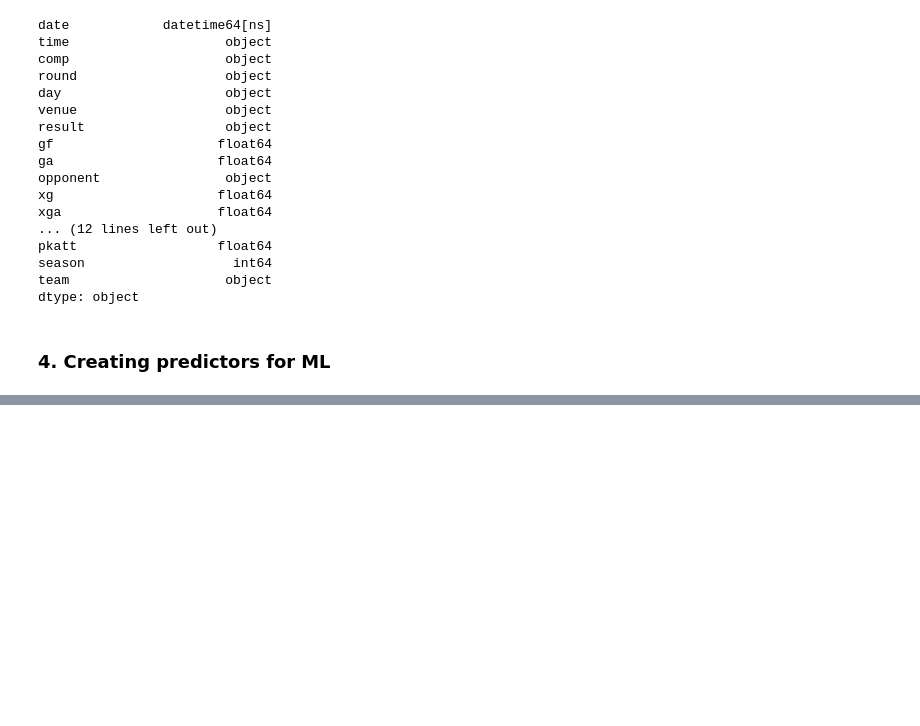
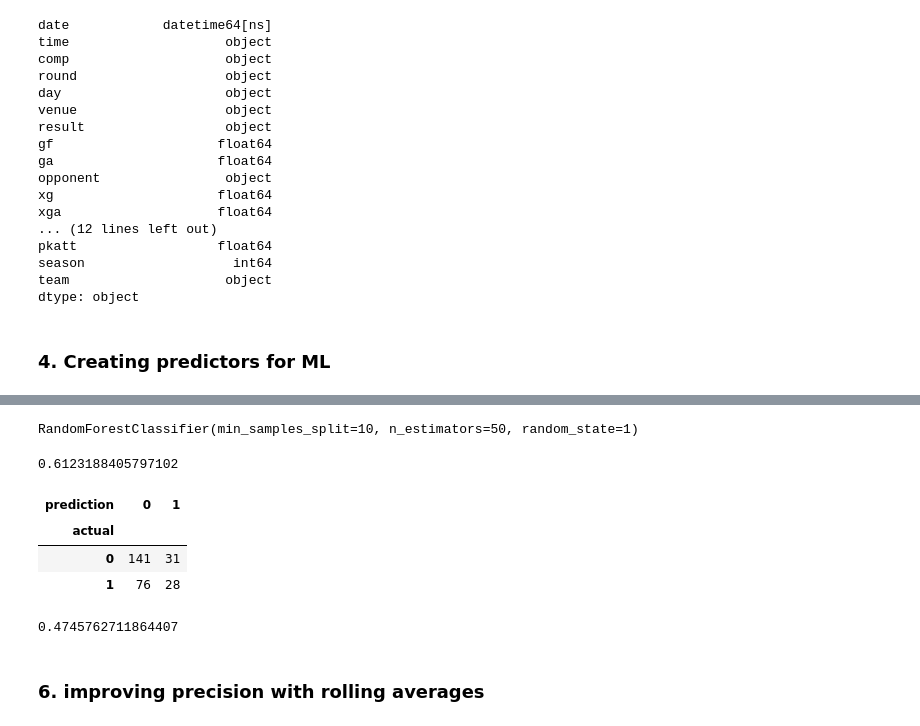
Before and after one commit to IDRISSI-Karim/Football_Predicition, a Jupyter notebook: model/training.ipynb, the cells around one changed output, grey strips where cells are left out. Saved outputs shown, nothing was run; the diff lists cells and outputs as text; code cells hidden in the pictures; blank space fills up the shorter version.

```diff
--- a/model/training.ipynb
+++ b/model/training.ipynb
@@ -160,0 +176,8 @@ matches
+# %%
+predictors = ["venue_code", "opp_code", "hour", "day_code"]
+# %%
+rf.fit(train[predictors], train["target"])
+# %% [output]
+RandomForestClassifier(min_samples_split=10, n_estimators=50, random_state=1)
+# %%
+preds = rf.predict(test[predictors])
@@ -160,0 +188,13 @@ matches
+# %%
+acc
+# %% [output]
+0.6123188405797102
+# %%
+combined = pd.DataFrame(dict(actual = test["target"], prediction = preds))
+# %%
+pd.crosstab(index = combined["actual"], columns = combined["prediction"])
+# %% [output]
+| prediction | 0 | 1 |
+| actual |  |  |
+| 0 | 141 | 31 |
+| 1 | 76 | 28 |
@@ -160,0 +203,6 @@ matches
+# %%
+precision_score(test["target"], preds)
+# %% [output]
+0.4745762711864407
+# %% [markdown]
+### 6. improving precision with rolling averages
```
Also changed, not shown: parts of 11 cells of this notebook.
